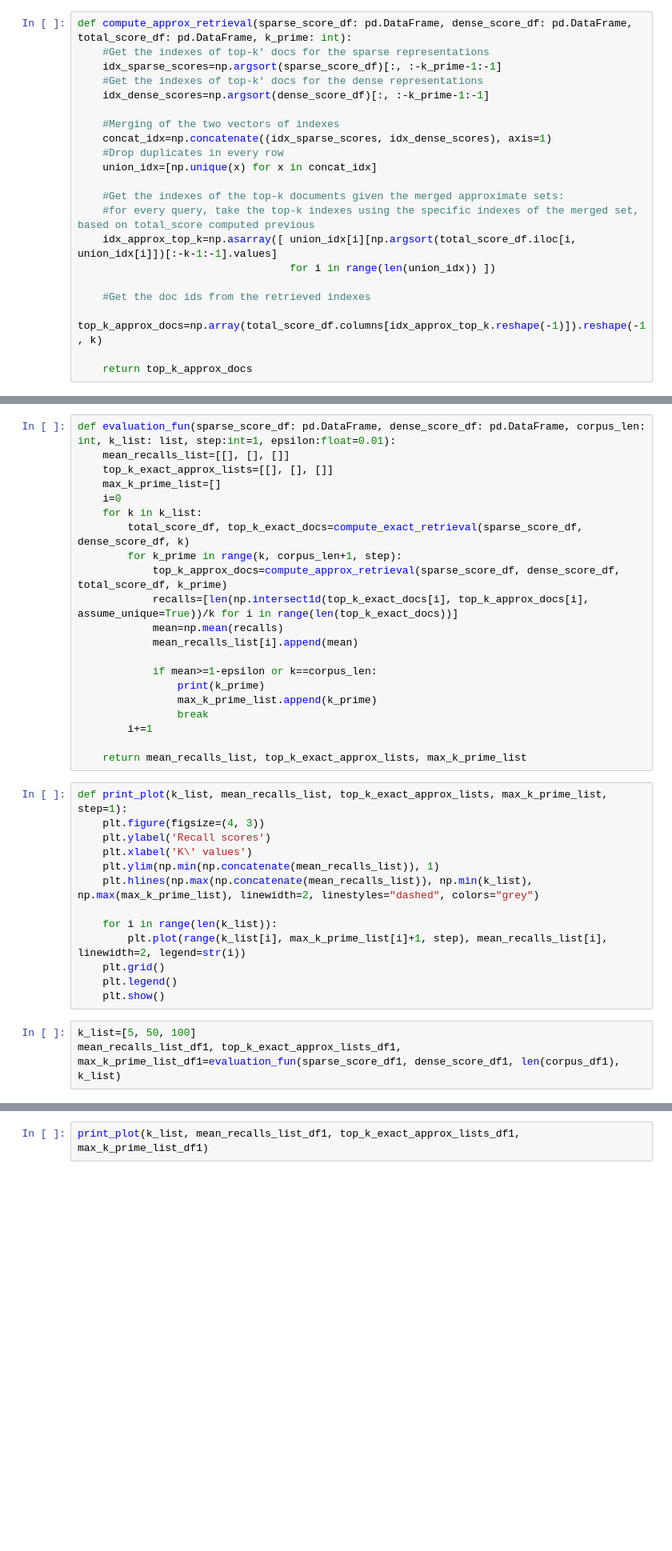
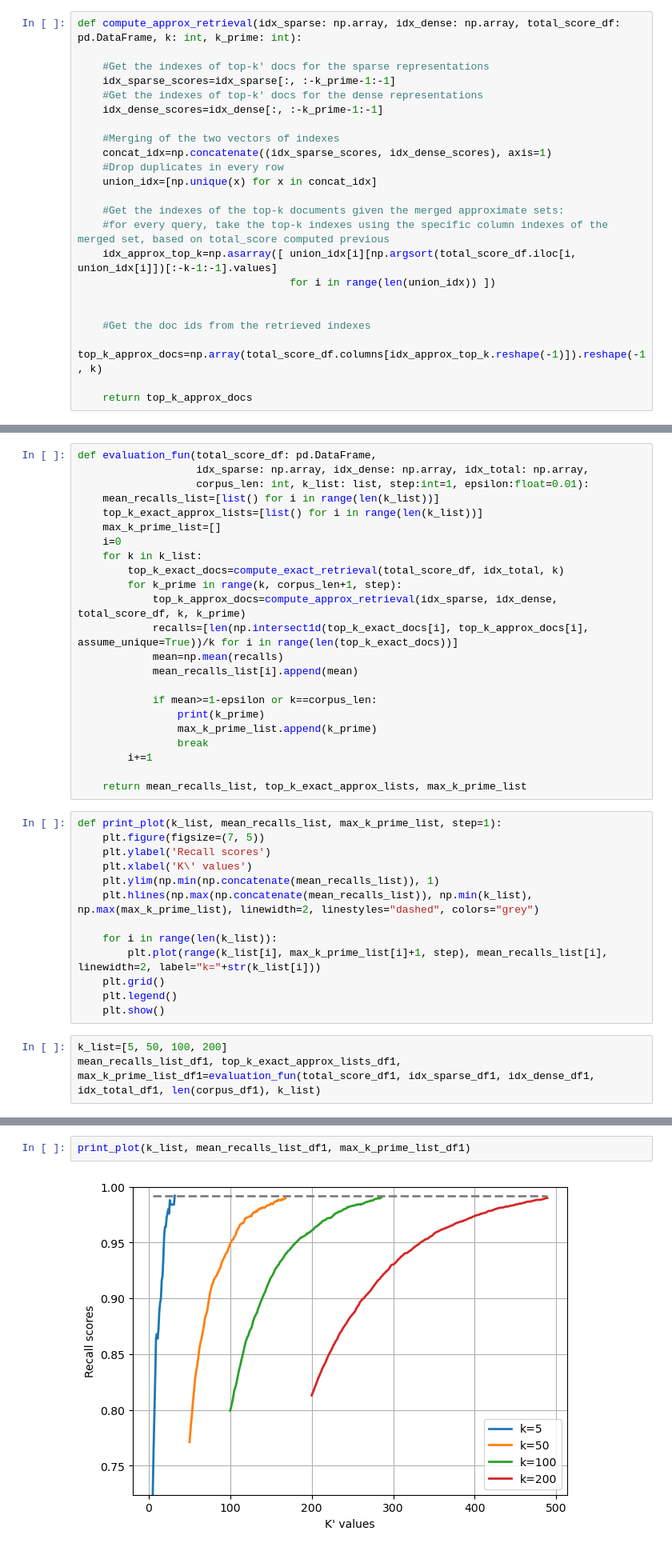
Before and after one commit to MrCosta57/lwmd_projects, a Jupyter notebook: empirical_evals.ipynb, the cells around one changed output, grey strips where cells are left out. Shown at 80% size. Saved outputs shown, nothing was run; the diff lists cells and outputs as text; blank space fills up the shorter version.

```diff
--- a/empirical_evals.ipynb
+++ b/empirical_evals.ipynb
@@ -157,11 +207,12 @@ top_k_exact_docs_df2[0]
 <a id='approx_retr'></a>
 ## Top k' retrieval (approximate case)
 # %%
-def compute_approx_retrieval(sparse_score_df: pd.DataFrame, dense_score_df: pd.DataFrame, total_score_df: pd.DataFrame, k_prime: int):
+def compute_approx_retrieval(idx_sparse: np.array, idx_dense: np.array, total_score_df: pd.DataFrame, k: int, k_prime: int):
+
     #Get the indexes of top-k' docs for the sparse representations
-    idx_sparse_scores=np.argsort(sparse_score_df)[:, :-k_prime-1:-1]
+    idx_sparse_scores=idx_sparse[:, :-k_prime-1:-1]
     #Get the indexes of top-k' docs for the dense representations
-    idx_dense_scores=np.argsort(dense_score_df)[:, :-k_prime-1:-1]
+    idx_dense_scores=idx_dense[:, :-k_prime-1:-1]
 
     #Merging of the two vectors of indexes
     concat_idx=np.concatenate((idx_sparse_scores, idx_dense_scores), axis=1)
@@ -169,9 +220,10 @@ def compute_approx_retrieval(sparse_score_df: pd.DataFrame, dense_score_df: pd.D
     union_idx=[np.unique(x) for x in concat_idx]
 
     #Get the indexes of the top-k documents given the merged approximate sets:
-    #for every query, take the top-k indexes using the specific indexes of the merged set, based on total_score computed previous
+    #for every query, take the top-k indexes using the specific column indexes of the merged set, based on total_score computed previous
     idx_approx_top_k=np.asarray([ union_idx[i][np.argsort(total_score_df.iloc[i, union_idx[i]])[:-k-1:-1].values]
                                   for i in range(len(union_idx)) ])
+
 
     #Get the doc ids from the retrieved indexes
     top_k_approx_docs=np.array(total_score_df.columns[idx_approx_top_k.reshape(-1)]).reshape(-1, k)
@@ -189,15 +246,17 @@ top_k_approx_docs_df2[0]
 <a id='eval'></a>
 ## Evaluations
 # %%
-def evaluation_fun(sparse_score_df: pd.DataFrame, dense_score_df: pd.DataFrame, corpus_len: int, k_list: list, step:int=1, epsilon:float=0.01):
-    mean_recalls_list=[[], [], []]
-    top_k_exact_approx_lists=[[], [], []]
+def evaluation_fun(total_score_df: pd.DataFrame,
+                   idx_sparse: np.array, idx_dense: np.array, idx_total: np.array,
+                   corpus_len: int, k_list: list, step:int=1, epsilon:float=0.01):
+    mean_recalls_list=[list() for i in range(len(k_list))]
+    top_k_exact_approx_lists=[list() for i in range(len(k_list))]
     max_k_prime_list=[]
     i=0
     for k in k_list:
-        total_score_df, top_k_exact_docs=compute_exact_retrieval(sparse_score_df, dense_score_df, k)
+        top_k_exact_docs=compute_exact_retrieval(total_score_df, idx_total, k)
         for k_prime in range(k, corpus_len+1, step):
-            top_k_approx_docs=compute_approx_retrieval(sparse_score_df, dense_score_df, total_score_df, k_prime)
+            top_k_approx_docs=compute_approx_retrieval(idx_sparse, idx_dense, total_score_df, k, k_prime)
             recalls=[len(np.intersect1d(top_k_exact_docs[i], top_k_approx_docs[i], assume_unique=True))/k for i in range(len(top_k_exact_docs))]
             mean=np.mean(recalls)
             mean_recalls_list[i].append(mean)
@@ -210,18 +269,18 @@ def evaluation_fun(sparse_score_df: pd.DataFrame, dense_score_df: pd.DataFrame,
 
     return mean_recalls_list, top_k_exact_approx_lists, max_k_prime_list
 # %%
-def print_plot(k_list, mean_recalls_list, top_k_exact_approx_lists, max_k_prime_list, step=1):
-    plt.figure(figsize=(4, 3))
+def print_plot(k_list, mean_recalls_list, max_k_prime_list, step=1):
+    plt.figure(figsize=(7, 5))
     plt.ylabel('Recall scores')
     plt.xlabel('K\' values')
     plt.ylim(np.min(np.concatenate(mean_recalls_list)), 1)
     plt.hlines(np.max(np.concatenate(mean_recalls_list)), np.min(k_list), np.max(max_k_prime_list), linewidth=2, linestyles="dashed", colors="grey")
 
     for i in range(len(k_list)):
-        plt.plot(range(k_list[i], max_k_prime_list[i]+1, step), mean_recalls_list[i], linewidth=2, legend=str(i))
+        plt.plot(range(k_list[i], max_k_prime_list[i]+1, step), mean_recalls_list[i], linewidth=2, label="k="+str(k_list[i]))
     plt.grid()
     plt.legend()
     plt.show()
 # %%
-k_list=[5, 50, 100]
-mean_recalls_list_df1, top_k_exact_approx_lists_df1, max_k_prime_list_df1=evaluation_fun(sparse_score_df1, dense_score_df1, len(corpus_df1), k_list)
+k_list=[5, 50, 100, 200]
+mean_recalls_list_df1, top_k_exact_approx_lists_df1, max_k_prime_list_df1=evaluation_fun(total_score_df1, idx_sparse_df1, idx_dense_df1, idx_total_df1, len(corpus_df1), k_list)
@@ -228,2 +292,4 @@ mean_recalls_list_df1, top_k_exact_approx_lists_df1, max_k_prime_list_df1=evalua
 # %%
-print_plot(k_list, mean_recalls_list_df1, top_k_exact_approx_lists_df1, max_k_prime_list_df1)
+print_plot(k_list, mean_recalls_list_df1, max_k_prime_list_df1)
+# %% [output]
+[figure, added]
```
Also changed, not shown: parts of 24 cells of this notebook.
